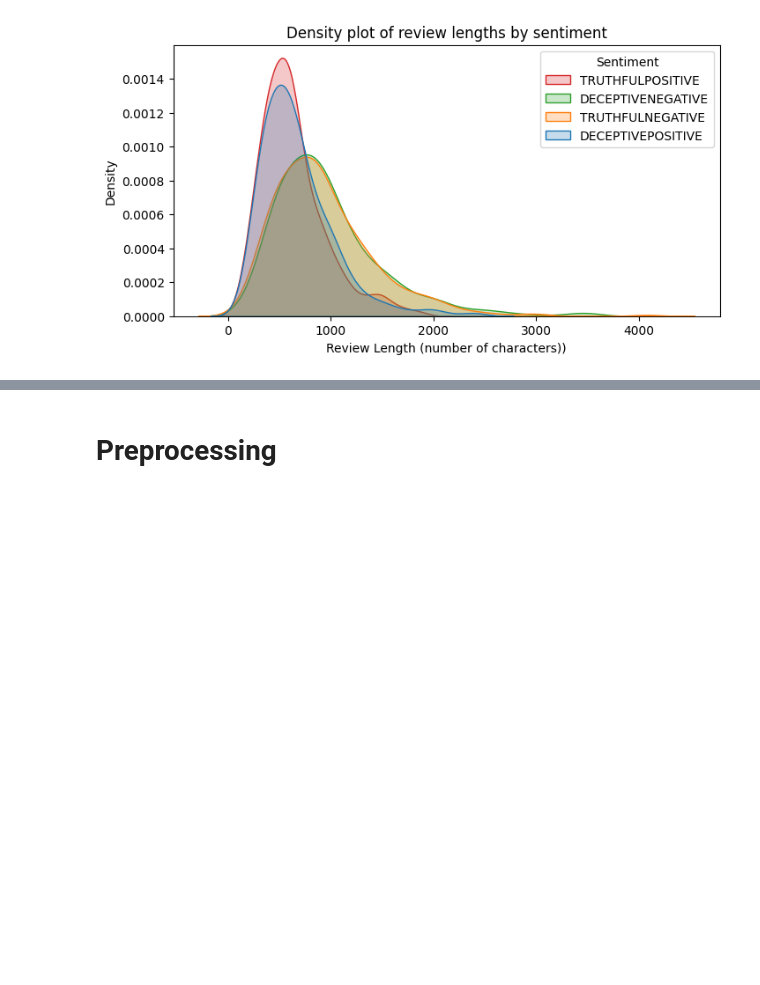
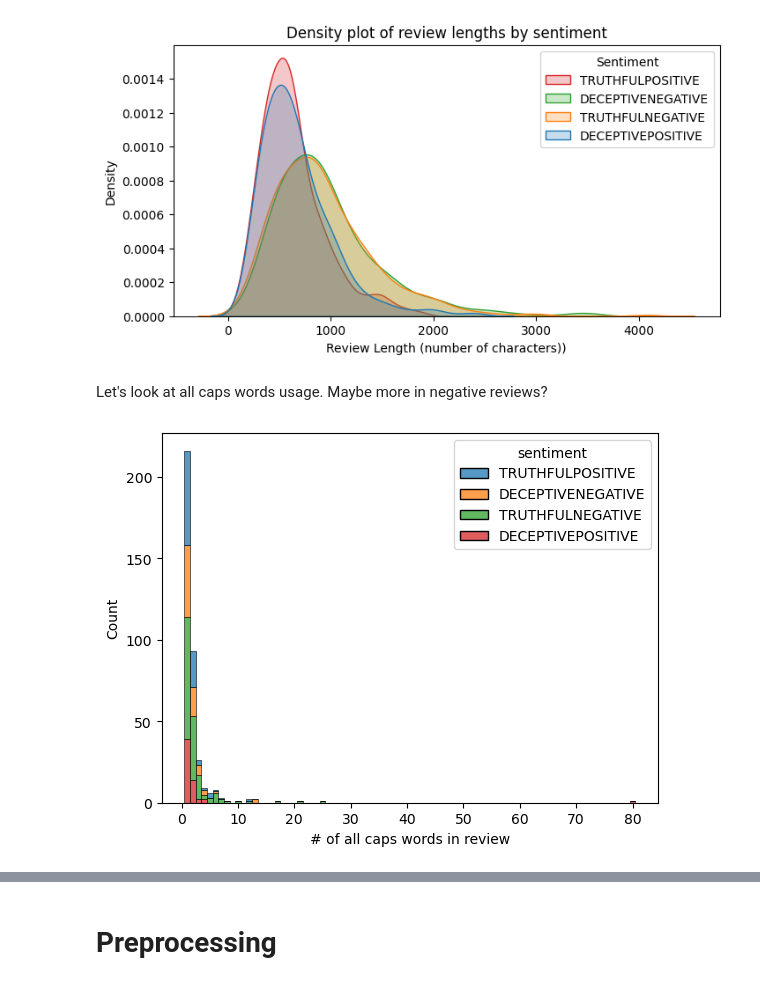
Before and after one commit to JJestel/NL, a Jupyter notebook: MP2/project.ipynb, the cells around one changed output, grey strips where cells are left out. Drawn from its saved outputs; the diff is of its cells as text; code cells hidden in the pictures; blank space fills up the shorter version.

Commit message:
added visualisation for number of all caps words

```diff
--- a/MP2/project.ipynb
+++ b/MP2/project.ipynb
@@ -301,16 +301,18 @@ plt.legend(title='Sentiment', labels=data['sentiment'].unique())
 plt.show()
 # %% [output]
 [figure]
+# %% [markdown]
+Let's look at all caps words usage. Maybe more in negative reviews?
 # %%
-# TODO think of other visualisations?
-
 def count_all_caps(text):
     return len(re.findall(r'\b[A-Z]{2,}\b', text))
 
-all_caps_count = data['review'].apply(count_all_caps)
+data["all_caps_count"] = data['review'].apply(count_all_caps)
+# data['positive'] = (data['sentiment'] == 'TRUTHFULPOSITIVE') | (data['sentiment'] == 'DECEPTIVEPOSITIVE')
+# data['truthful'] = (data['sentiment'] == 'DECEPTIVENEGATIVE') | (data['sentiment'] == 'DECEPTIVEPOSITIVE')
 
-#data['positive'] = (data['sentiment'] == 'TRUTHFULPOSITIVE') | (data['sentiment'] == 'DECEPTIVEPOSITIVE')
-#data['truthful'] = (data['sentiment'] == 'DECEPTIVENEGATIVE') | (data['sentiment'] == 'DECEPTIVEPOSITIVE')
-
-#plt.figure(figsize=(8, 4))
-#sns.histplot(data=data[data['all_caps_count'] > 1] , x='all_caps_count', hue='truthful', common_norm=False, multiple='stack', stat='density')
+sns.histplot(data=data[data['all_caps_count'] > 0] , x='all_caps_count', hue='sentiment', multiple='stack', discrete=True)
+plt.xlabel("# of all caps words in review")
+plt.show()
+# %% [output]
+[figure, added]
```
Also changed, not shown: parts of 6 cells of this notebook.
